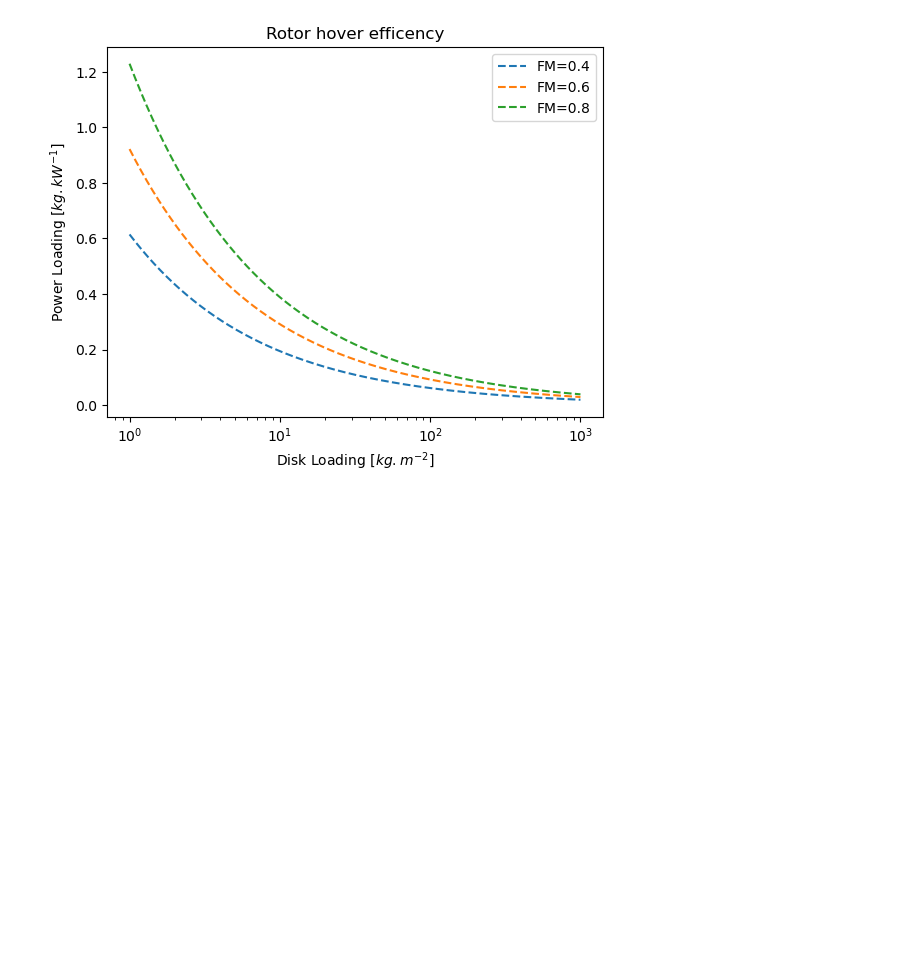
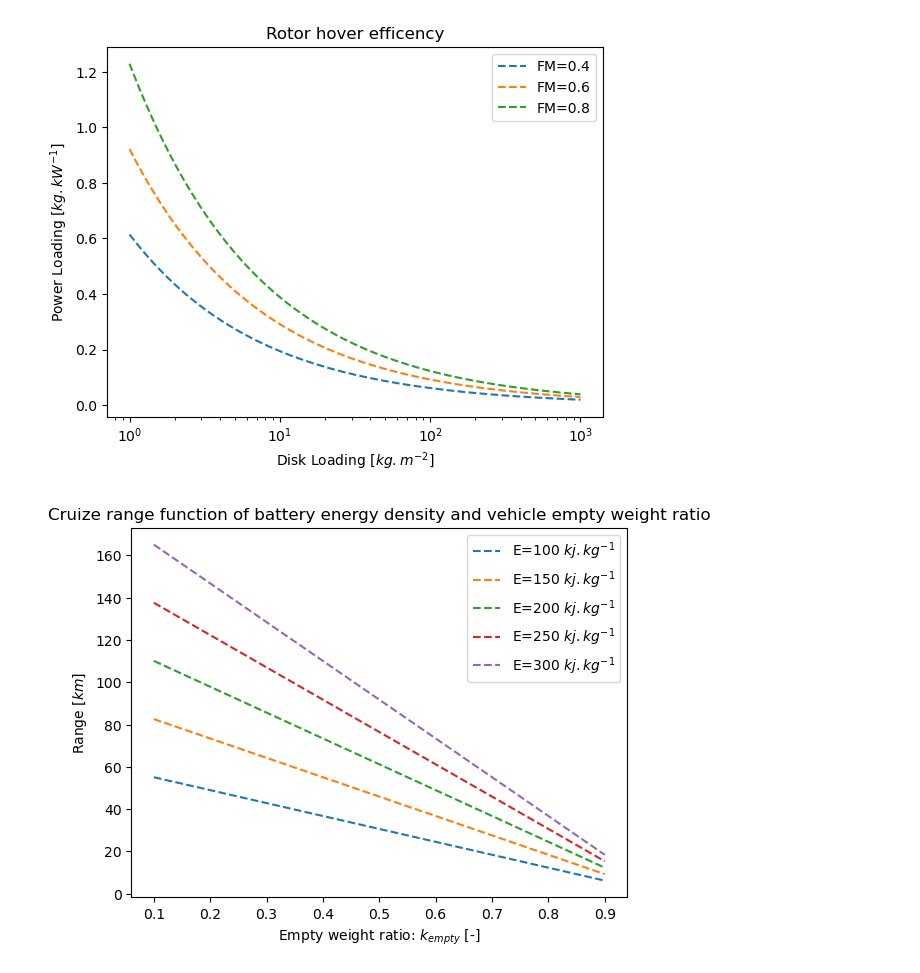
Before and after one commit to clementnardari/Sizing_eVTOL, a Jupyter notebook: Design.ipynb, the cells around one changed output. Drawn from its saved outputs; the diff is of its cells as text; code cells hidden in the pictures; blank space fills up the shorter version.

```diff
--- a/Design.ipynb
+++ b/Design.ipynb
@@ -27,13 +27,16 @@ $$ PL = FM*\sqrt{\frac{2*\rho}{DL}} $$
 $$ m_{tot} = m_{bat} +m_{empty} +m_{payload} $$
 $$ m_{tot} = m_{bat} +k_{empty}.m_{tot} +m_{payload} $$
 # %%
-def eRange(E,L_D,mBat,mTot):
+def eRange(E,L_D,mbat,mtot):
     eta=0.9
-    Range=E*eta*1/g*L_D*mBat/mTot
+    Range=E*eta*1/g*L_D*mbat/mtot
     return Range
 def PowerLoading(FM,DL):
     PL=FM*math.sqrt(2*rho/DL)
     return PL
+def mtot(kempty,mbat,mpay):
+        mtot=(mbat+mpay)/(1-kempty)
+        return mtot
 # %%
 eRange(300,L_D,1000,3000)
 # %% [output]
@@ -80,0 +82,25 @@ sns.scatterplot(x=test['start'],y=test['total_time'],hue=test['direction_id'],pa
+# %%
+x0=np.linspace(0.1,0.9,9)
+
+vect_mtot=np.vectorize(mtot)
+vect_eRange=np.vectorize(eRange)
+y0=vect_eRange(100,10,1000,vect_mtot(x0,1000,500))
+y1=vect_eRange(150,10,1000,vect_mtot(x0,1000,500))
+y2=vect_eRange(200,10,1000,vect_mtot(x0,1000,500))
+y3=vect_eRange(250,10,1000,vect_mtot(x0,1000,500))
+y4=vect_eRange(300,10,1000,vect_mtot(x0,1000,500))
+
+f0 = interp1d(x0, y0, kind='quadratic')
+f1 = interp1d(x0, y1, kind='quadratic')
+f2 = interp1d(x0, y2, kind='quadratic')
+f3 = interp1d(x0, y3, kind='quadratic')
+f4 = interp1d(x0, y4, kind='quadratic')
+
+plt.plot(x0 , f0(x0), '--', x0 , f1(x0) , '--', x0, f2(x0), '--', x0, f3(x0), '--', x0, f4(x0), '--')
+plt.legend([r'E=100 $kj.kg^{-1}$',r'E=150 $kj.kg^{-1}$',r'E=200 $kj.kg^{-1}$',r'E=250 $kj.kg^{-1}$',r'E=300 $kj.kg^{-1}$'], loc='best')
+plt.xlabel(r'Empty weight ratio: $k_{empty}$ [-]')
+plt.ylabel(r'Range [$km$]')
+plt.title('Cruize range function of battery energy density and vehicle empty weight ratio')
+plt.show()
+# %% [output]
+[figure, added]
```
Also changed, not shown: parts of 5 cells of this notebook.
